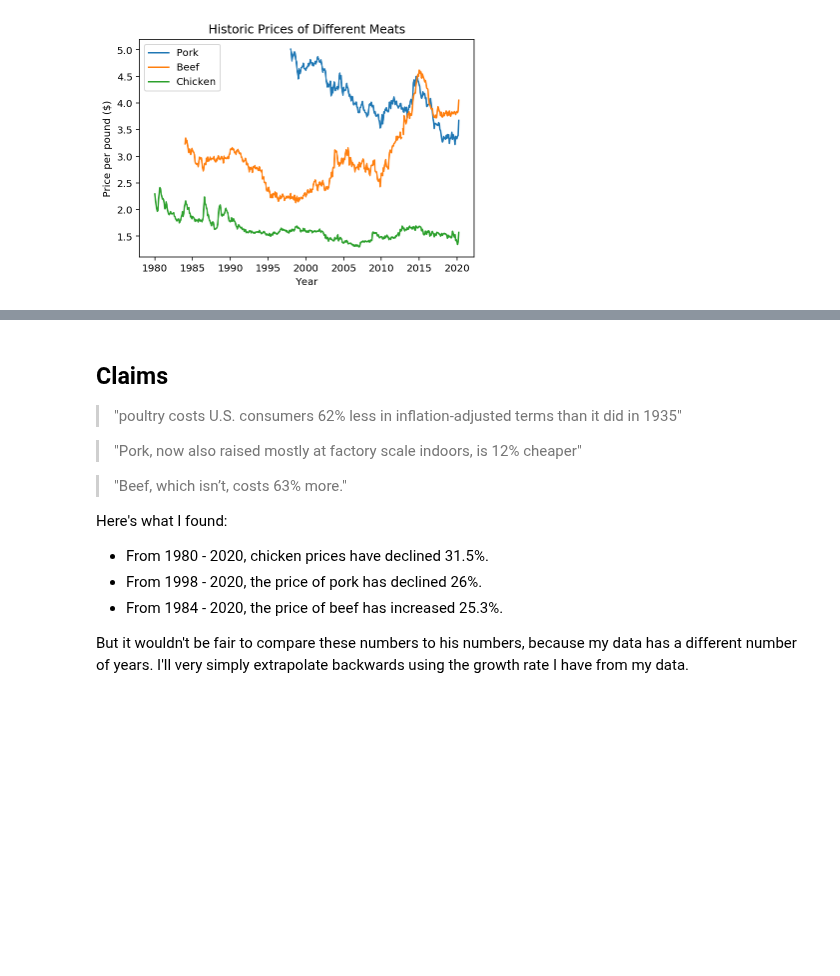
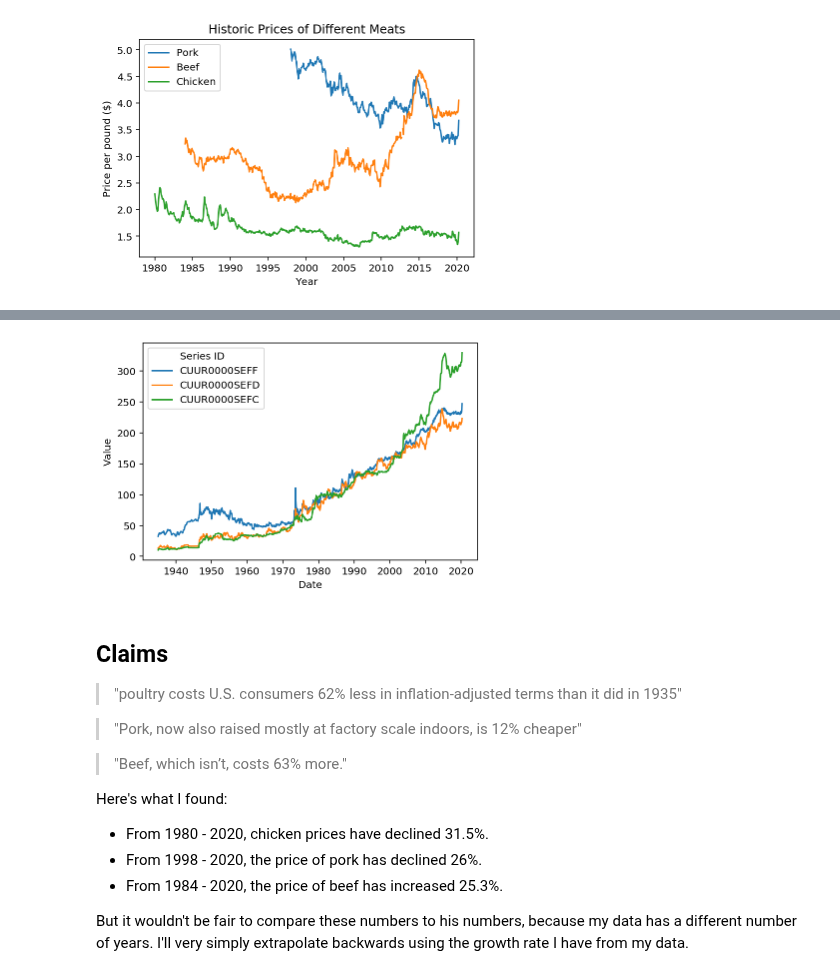
Before and after one commit to ayoskovich/chickens_trust, a Jupyter notebook: price_check.ipynb, the cells around one changed output, grey strips where cells are left out. Drawn from its saved outputs; the diff is of its cells as text; code cells hidden in the pictures; blank space fills up the shorter version.

```diff
--- a/price_check.ipynb
+++ b/price_check.ipynb
@@ -66,0 +66,10 @@ In order to summarize the price change since the historic price, I'll simply tak
+# %%
+import seaborn as sns
+FILES = ['data/file-2.csv', 'data/file-3.csv', 'data/file-4.csv']
+stacked = pd.concat(
+    [pd.read_csv(x) for x in FILES]
+)
+
+stacked['Date'] = pd.to_datetime(stacked['Label'])
+stacked.sort_values(by=['Date'], inplace=True)
+stacked.head()
@@ -67,3 +83,7 @@ In order to summarize the price change since the historic price, I'll simply tak
+# %%
+sns.lineplot(x='Date', y='Value', hue='Series ID', data=stacked);
+# %% [output]
+[figure, added]
 # %% [markdown]
 ## Claims
 
```
Also changed, not shown: parts of 4 cells of this notebook, 5 other files.
